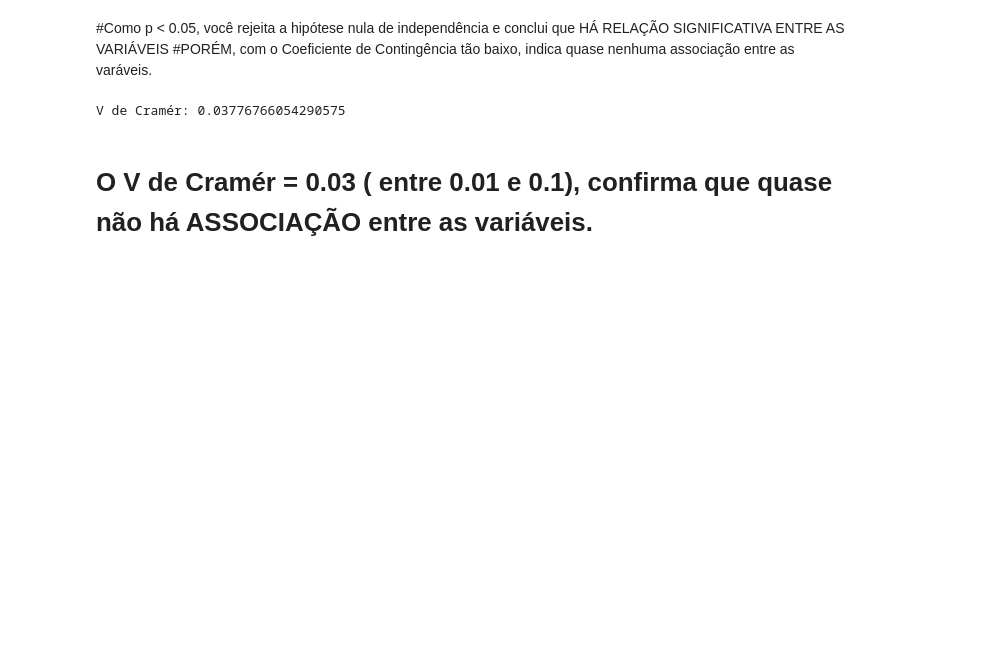
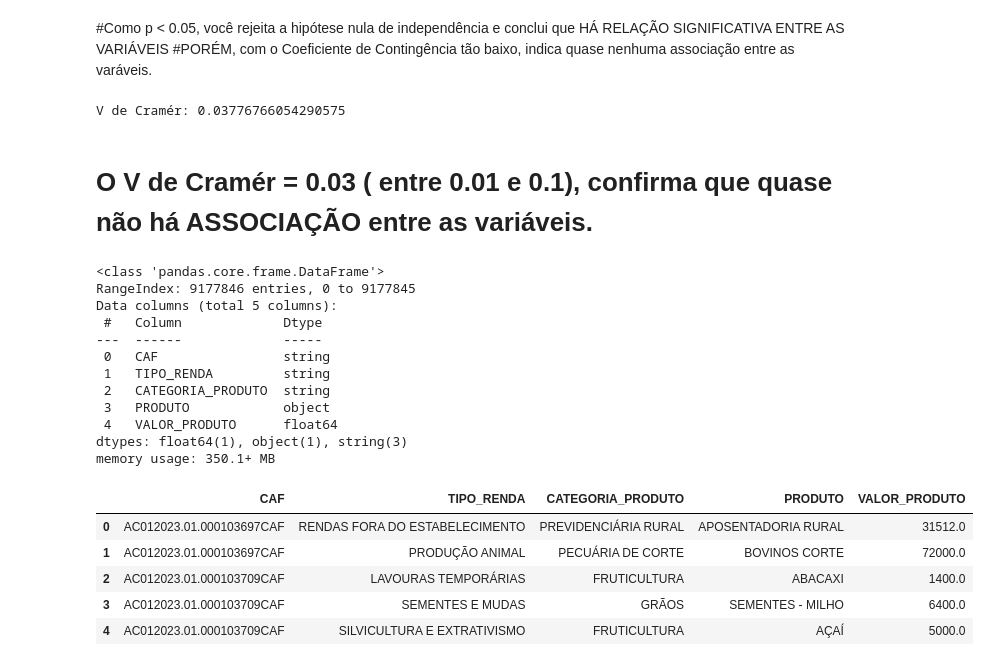
Before and after one commit to Luisamfer/Ativ_Est_Desc, a Jupyter notebook: Estat_desc.ipynb, the cells around one changed output. Drawn from its saved outputs; the diff is of its cells as text; code cells hidden in the pictures; blank space fills up the shorter version.

```diff
--- a/Estat_desc.ipynb
+++ b/Estat_desc.ipynb
@@ -462,15 +468,36 @@ V de Cramér: 0.03776766054290575
 # %% [markdown]
 # O **V de Cramér** = 0.03 ( entre 0.01 e 0.1), confirma que quase não há  ASSOCIAÇÃO entre as variáveis.
 # %%
-# Carregando arquivo de RENDA
+# CARREGANDO ARQUIVO DE RENDA
 df_renda = pd.read_csv("/content/drive/My Drive/Colab Notebooks/MBA_Est_Desc_dados/RENDA.csv", sep=';', encoding='utf-8', dtype={
     "CAF":"string",
     "TIPO_RENDA":"string",
     "CATEGORIA_PRODUTO":"string",
     "PRODUTOL":"string",
     "VALOR_PRODUTO":"float"
 }, decimal=",")
 
 #Verificando a importação dos dados e variáveis
 df_renda.info()
+
+df_renda.head()
+# %% [output]
+<class 'pandas.core.frame.DataFrame'>
+RangeIndex: 9177846 entries, 0 to 9177845
+Data columns (total 5 columns):
+ #   Column             Dtype
+---  ------             -----
+ 0   CAF                string
+ 1   TIPO_RENDA         string
+ 2   CATEGORIA_PRODUTO  string
+ 3   PRODUTO            object
+ 4   VALOR_PRODUTO      float64
+dtypes: float64(1), object(1), string(3)
+memory usage: 350.1+ MB
+|  | CAF | TIPO_RENDA | CATEGORIA_PRODUTO | PRODUTO | VALOR_PRODUTO |
+| 0 | AC012023.01.000103697CAF | RENDAS FORA DO ESTABELECIMENTO | PREVIDENCIÁRIA RURAL | APOSENTADORIA RURAL | 31512.0 |
+| 1 | AC012023.01.000103697CAF | PRODUÇÃO ANIMAL | PECUÁRIA DE CORTE | BOVINOS CORTE | 72000.0 |
+| 2 | AC012023.01.000103709CAF | LAVOURAS TEMPORÁRIAS | FRUTICULTURA | ABACAXI | 1400.0 |
+| 3 | AC012023.01.000103709CAF | SEMENTES E MUDAS | GRÃOS | SEMENTES - MILHO | 6400.0 |
+| 4 | AC012023.01.000103709CAF | SILVICULTURA E EXTRATIVISMO | FRUTICULTURA | AÇAÍ | 5000.0 |
 # %%
```
Also changed, not shown: parts of 7 cells of this notebook.
